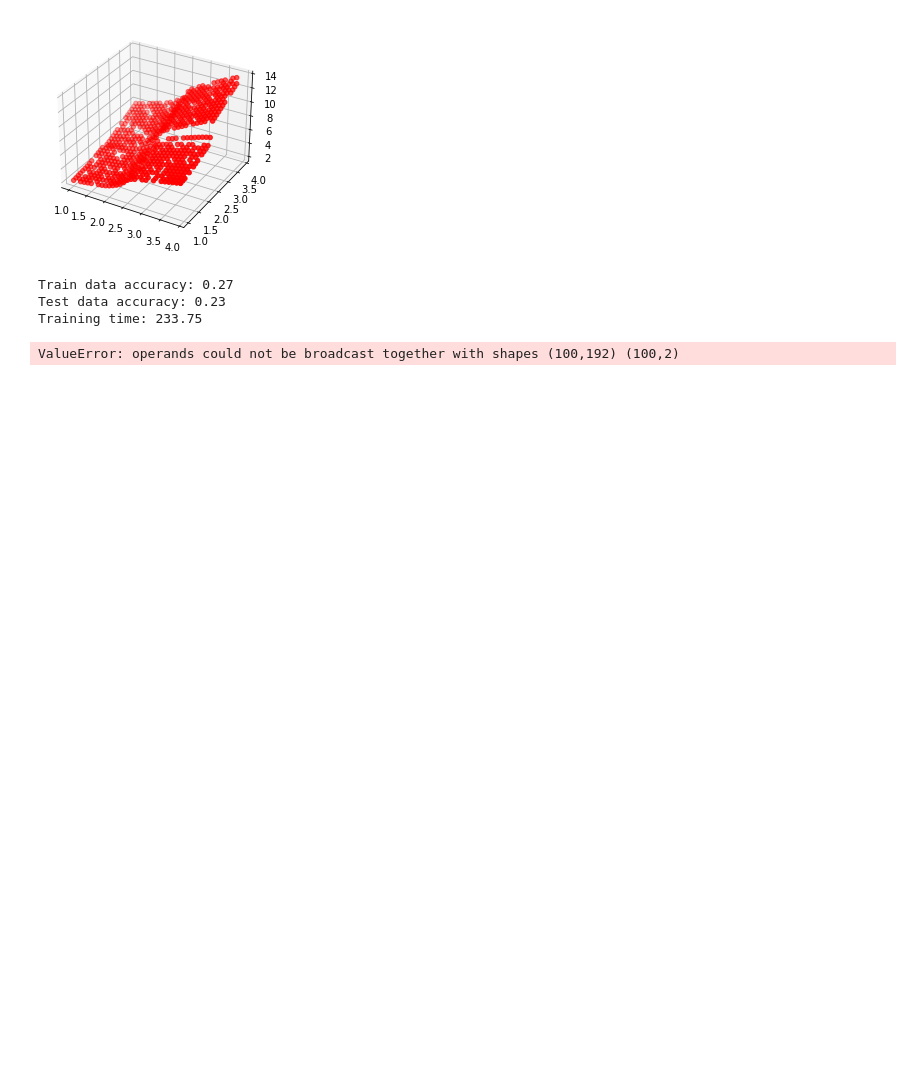
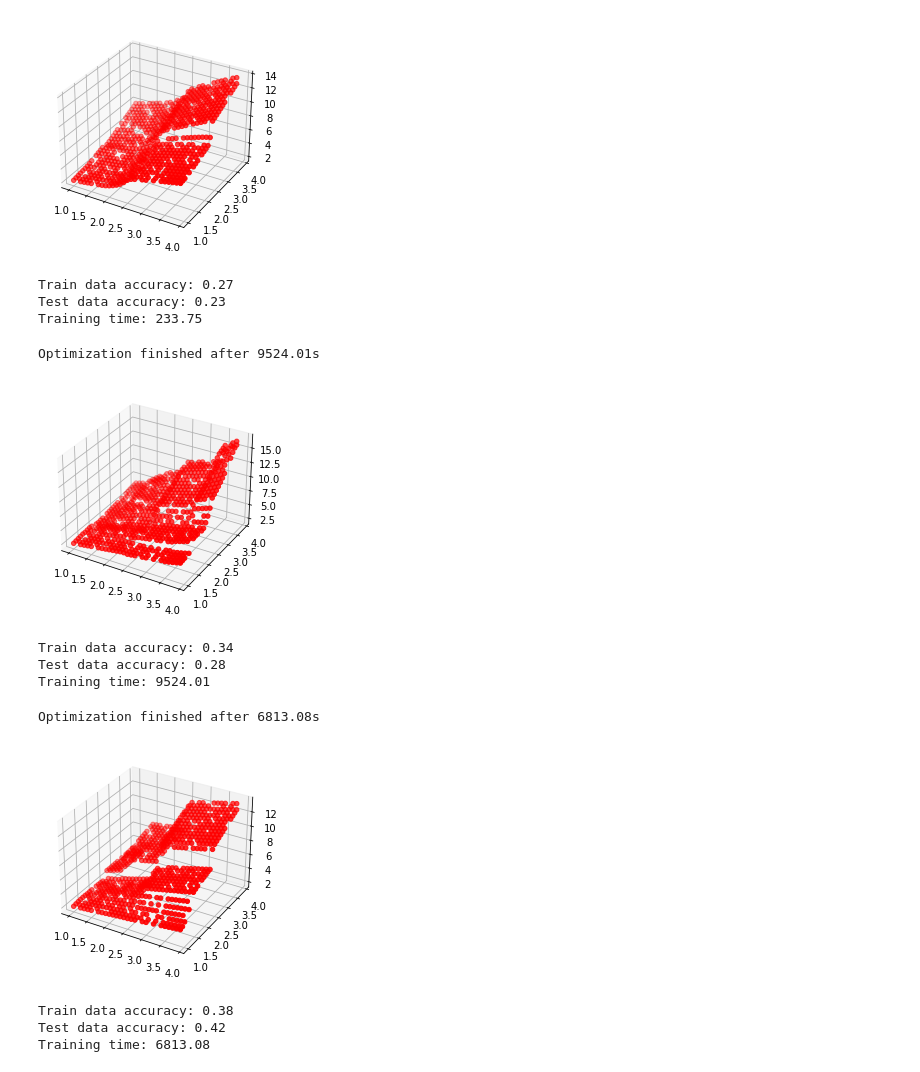
Before and after one commit to klima7/ANFIS, a Jupyter notebook: demo.ipynb, the cells around one changed output. Cells and saved outputs as stored; diff of their text form; code cells hidden in the pictures; blank space fills up the shorter version.

```diff
--- a/demo.ipynb
+++ b/demo.ipynb
@@ -184,9 +235,30 @@ Optimization finished after 233.75s
 Train data accuracy: 0.27
 Test data accuracy: 0.23
 Training time: 233.75
-# %%
-optimizer = SwarmOptimizer()
-
-test_optimizer(optimizer, size=6)
-# %% [output]
-ValueError: operands could not be broadcast together with shapes (100,192) (100,2)
+# %%
+phases = [
+    Phase(w=1.0, c1=0, c2=0, phase_iters=30000),
+    Phase(w=0.8, c1=0.1, c2=0.1),
+]
+
+optimizer = SwarmOptimizer(
+    phases,
+    n_particles=1000,
+    v=0.1,
+    max_iters=100_000,
+    tol=1e-4,
+    n_tol=900,
+)
+
+test_optimizer(optimizer, size=4)
+# %% [output]
+Optimization finished after 9524.01s
+[figure, added]
+Train data accuracy: 0.34
+Test data accuracy: 0.28
+Training time: 9524.01
+Optimization finished after 6813.08s
+[figure, added]
+Train data accuracy: 0.38
+Test data accuracy: 0.42
+Training time: 6813.08
```
Also changed, not shown: parts of 9 cells of this notebook.
